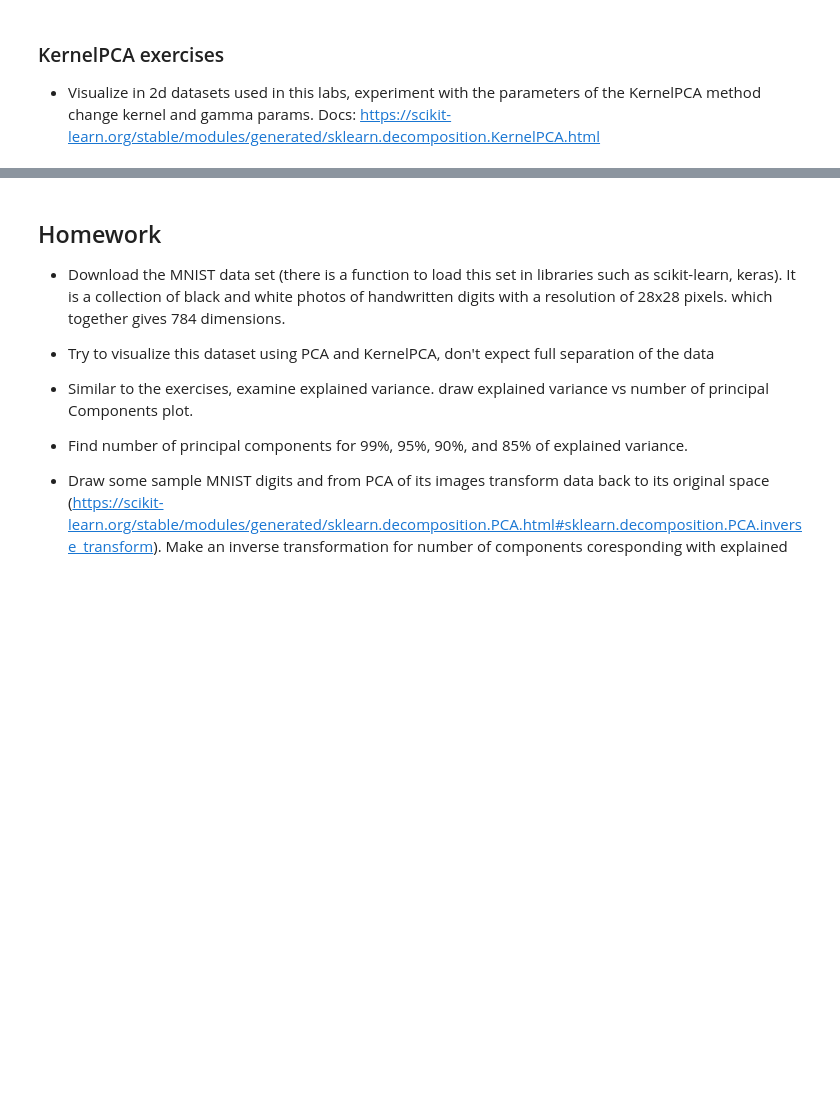
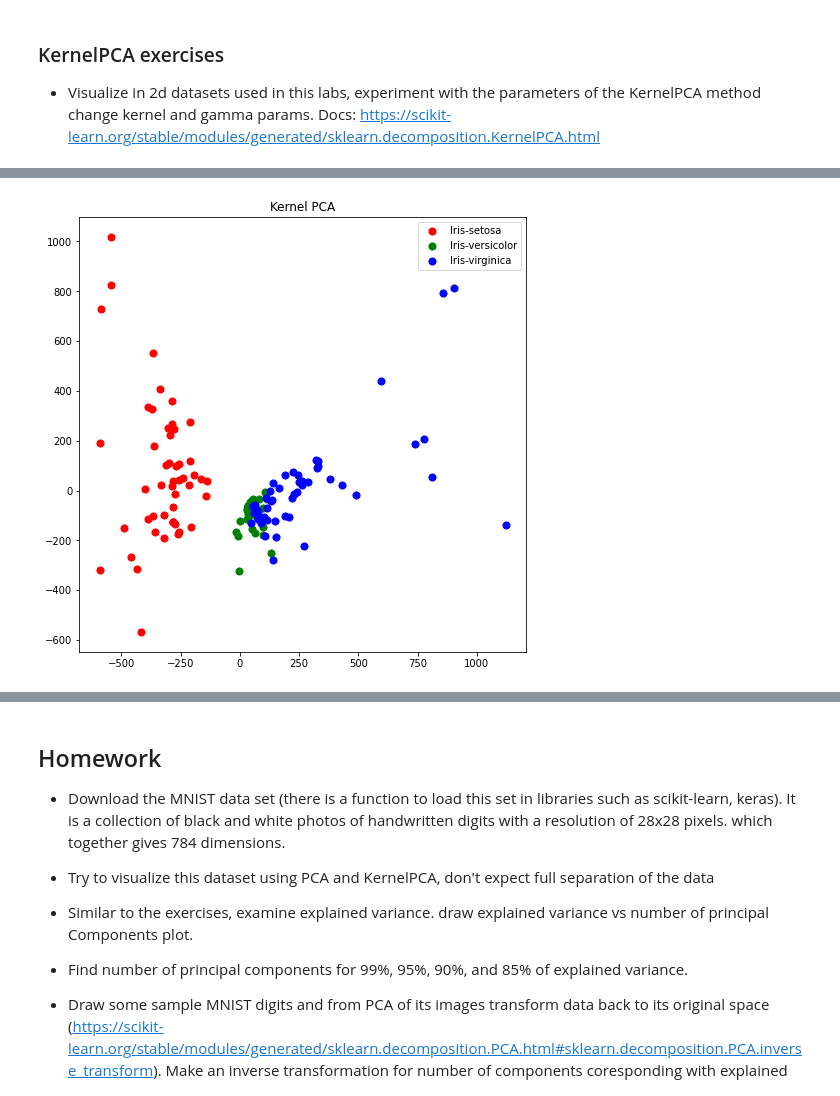
Before and after one commit to PKopel/data-embedding, a Jupyter notebook: pca_kernelpca_lab.ipynb, the cells around one changed output, grey strips where cells are left out. Drawn from its saved outputs; the diff is of its cells as text; code cells hidden in the pictures; blank space fills up the shorter version.

```diff
--- a/pca_kernelpca_lab.ipynb
+++ b/pca_kernelpca_lab.ipynb
@@ -392,0 +393,4 @@ plt.show()
+# %%
+kpca_iris(x_iris,'poly', 10)
+# %% [output]
+[figure, added]
```
Also changed, not shown: parts of 5 cells of this notebook.
